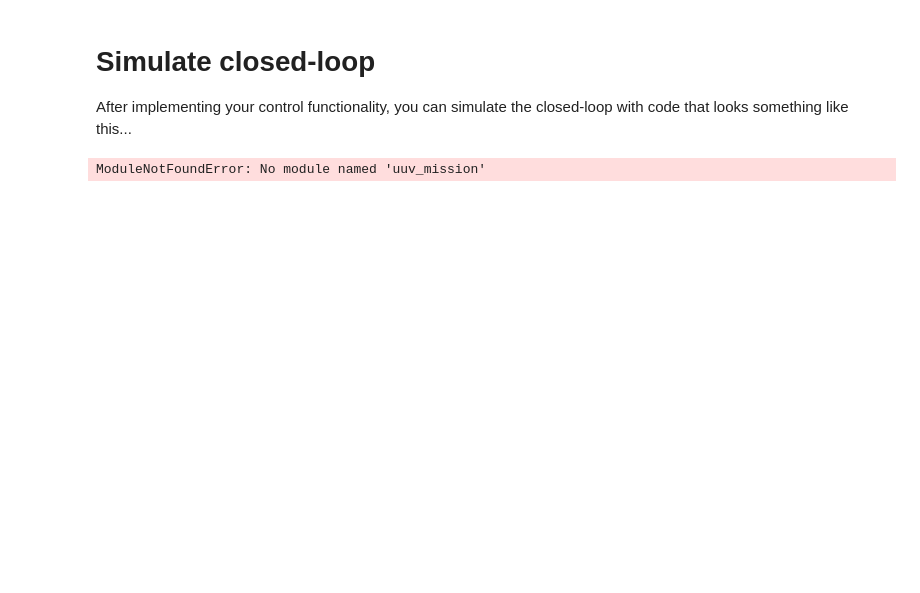
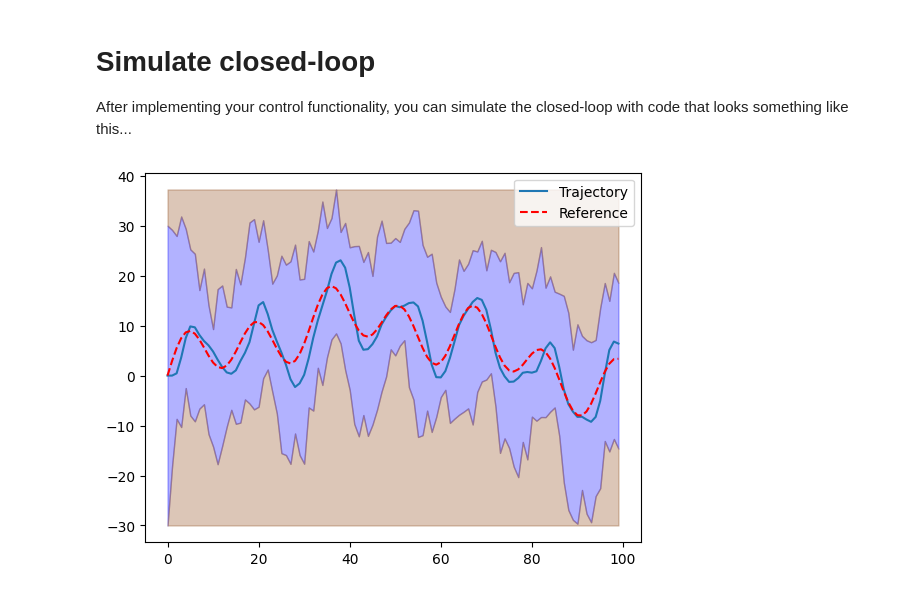
Before and after one commit to FireBubbles/KC_YW_Coding_Practical1_MT26, a Jupyter notebook: notebooks/demo.ipynb, the cells around one changed output. Cells and saved outputs as stored; diff of their text form; code cells hidden in the pictures; blank space fills up the shorter version.

```diff
--- a/notebooks/demo.ipynb
+++ b/notebooks/demo.ipynb
@@ -26,12 +22,13 @@ After implementing your control functionality, you can simulate the closed-loop
 # %%
 # Import relevant modules
 from uuv_mission.dynamic import Submarine, ClosedLoop, Mission
+from uuv_mission.dynamic import Controller
 sub = Submarine()
-# Instantiate your controller (depending on your implementation)
+controller = Controller()
 closed_loop = ClosedLoop(sub, controller)
-mission = Mission.from_csv("path/to/file") # You must implement this method in the Mission class
-
+#mission = Mission.from_csv("path/to/file") # You must implement this method in the Mission class
+mission = df
 trajectory = closed_loop.simulate_with_random_disturbances(mission)
 trajectory.plot_completed_mission(mission)
 # %% [output]
-ModuleNotFoundError: No module named 'uuv_mission'
+[figure, added]
```
Also changed, not shown: parts of 2 cells of this notebook, 1 other file.
